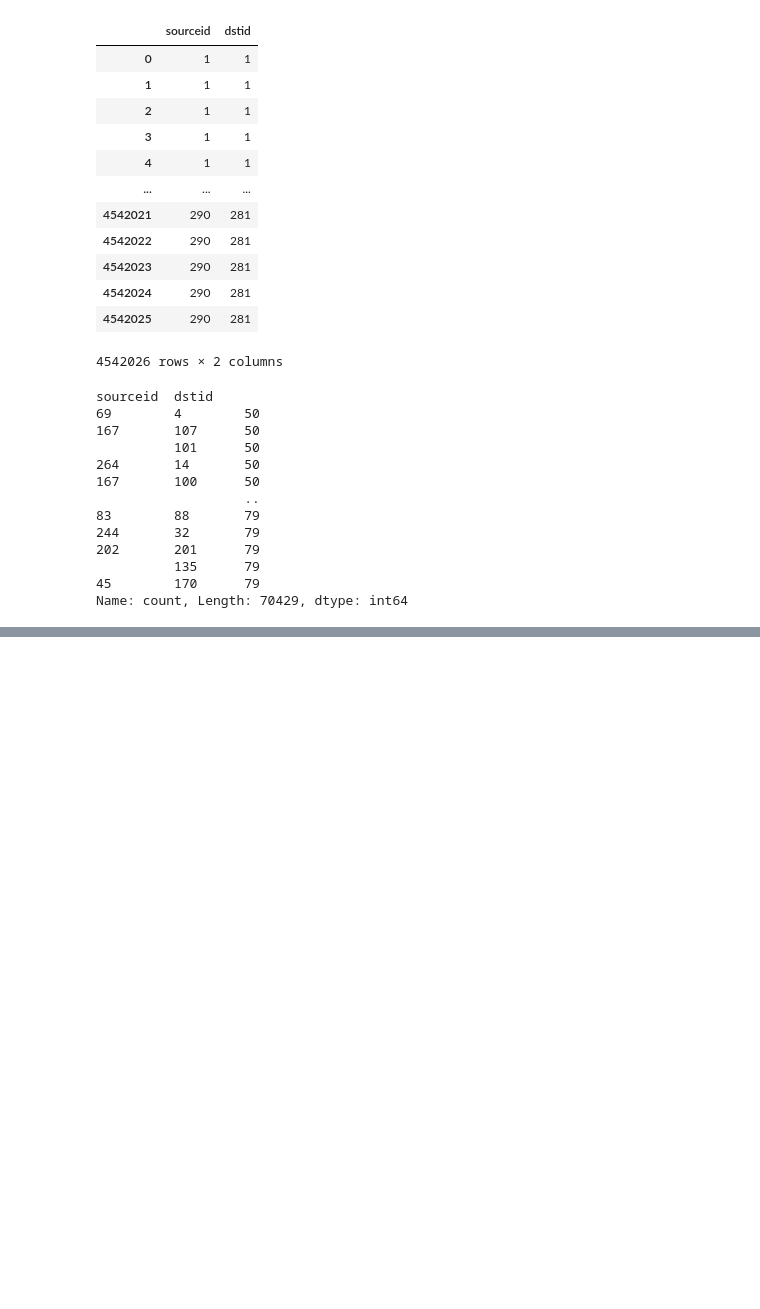
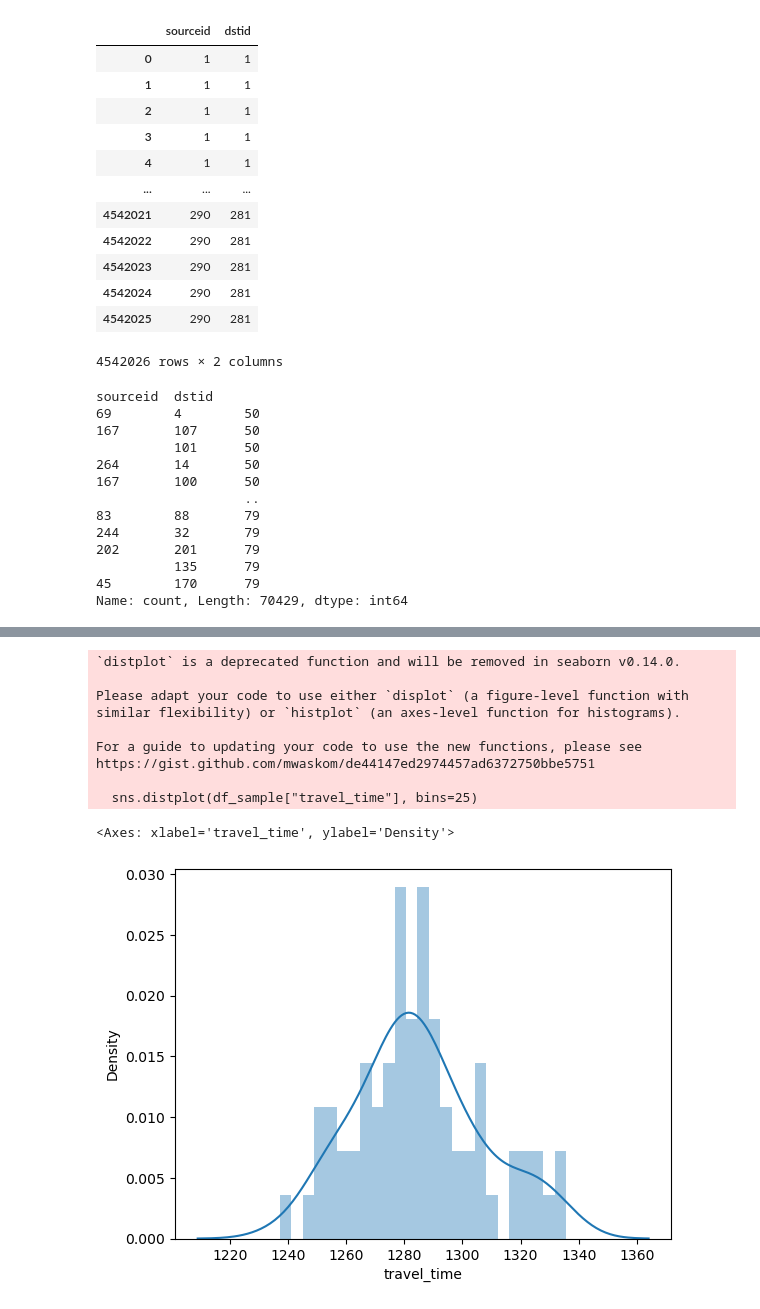
Before and after one commit to samienaseem/DataScience, a Jupyter notebook: ConfidenceInterval_CLT.ipynb, the cells around one changed output, grey strips where cells are left out. Cells and saved outputs as stored; diff of their text form; code cells hidden in the pictures; blank space fills up the shorter version.

```diff
--- a/ConfidenceInterval_CLT.ipynb
+++ b/ConfidenceInterval_CLT.ipynb
@@ -69,0 +100,2 @@ Name: count, Length: 70429, dtype: int64
+# %%
+df_sample=df[(df['sourceid']==13) & (df['dstid']==66)]
@@ -69,0 +111,14 @@ Name: count, Length: 70429, dtype: int64
+# %%
+sns.distplot(df_sample["travel_time"], bins=25)
+# %% [output]
+`distplot` is a deprecated function and will be removed in seaborn v0.14.0.
+
+Please adapt your code to use either `displot` (a figure-level function with
+similar flexibility) or `histplot` (an axes-level function for histograms).
+
+For a guide to updating your code to use the new functions, please see
+https://gist.github.com/mwaskom/de44147ed2974457ad6372750bbe5751
+
+  sns.distplot(df_sample["travel_time"], bins=25)
+<Axes: xlabel='travel_time', ylabel='Density'>
+[figure, added]
```
Also changed, not shown: parts of 23 cells of this notebook.
